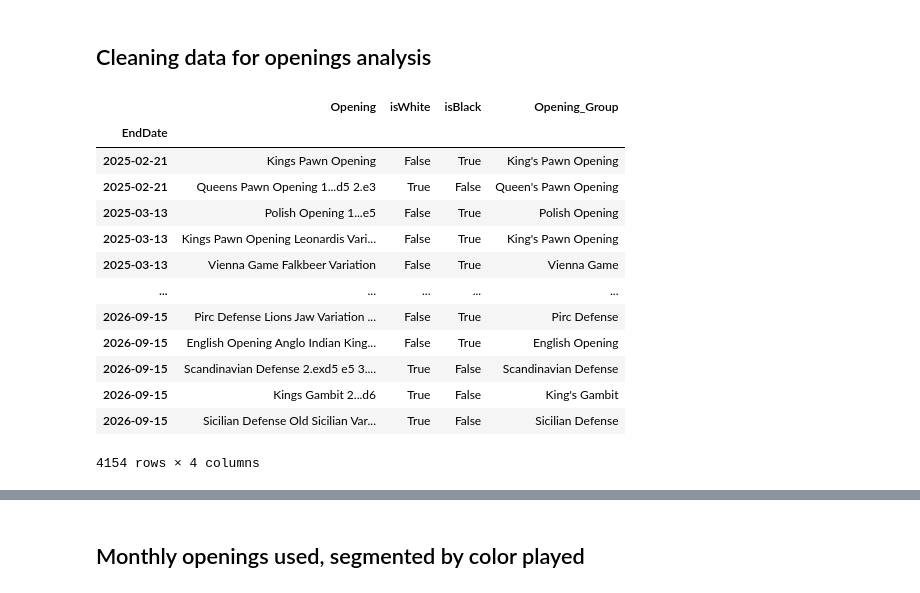
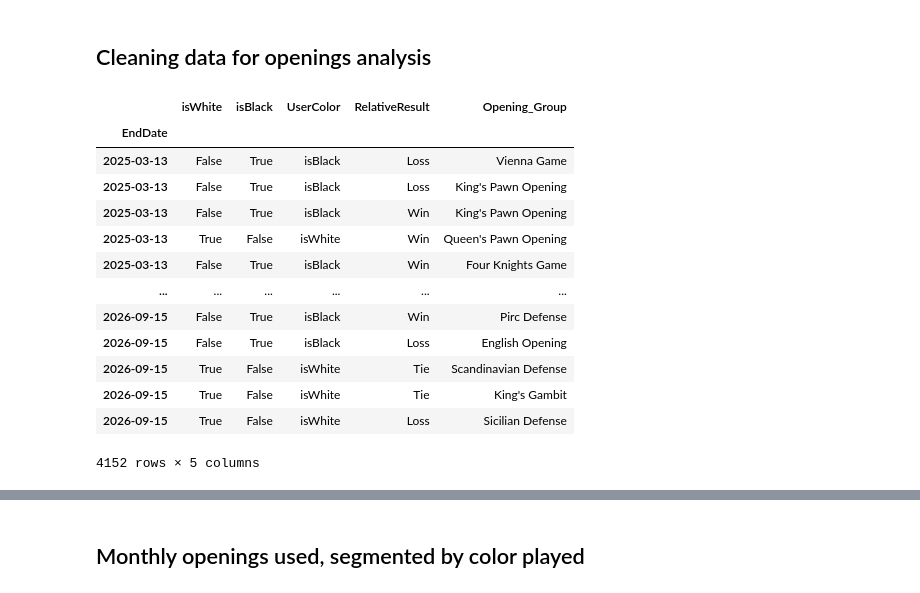
Before and after one commit to raja-akel/Python-Chess-Coach, a Jupyter notebook: my_games_statistics.ipynb, the cells around one changed output, grey strips where cells are left out. Saved outputs shown, nothing was run; the diff lists cells and outputs as text; code cells hidden in the pictures.

```diff
--- a/my_games_statistics.ipynb
+++ b/my_games_statistics.ipynb
@@ -47,7 +48,7 @@ my_games_df = my_games_df.T
 my_games_df = my_games_df[my_games_df["Variant"].isna()]
 my_games_df = my_games_df.set_index("EndDate")
 my_games_df.index = (pd.to_datetime(my_games_df.index))
-my_games_df = my_games_df.loc[my_games_df.index > "2024-12-31", :]
+my_games_df = my_games_df.loc[my_games_df.index > "2025-02-28", :]
 #my_games_df = my_games_df.loc[my_games_df.index < "2026-07-01", :]
 my_games_df.drop(my_games_df[my_games_df["TimeControl"].str.startswith("1/")].index, inplace=True)
 
@@ -119,26 +222,26 @@ my_games_df.to_csv(path_or_buf= "./mygames_dataframe.csv", mode= "w")
 # %% [markdown]
 ## Cleaning data for openings analysis
 # %%
-historical_openings_df = my_games_df[["Opening", "isWhite", "isBlack"]]
+historical_openings_df = my_games_df[["Opening", "isWhite", "isBlack", "UserColor", "RelativeResult"]]
 # %%
 historical_openings_df = add_opening_group(historical_openings_df)
-historical_openings_df = historical_openings_df.loc[historical_openings_df.index > "2024-12-31", :]
+historical_openings_df = historical_openings_df.loc[historical_openings_df.index > "2025-02-28", :].drop("Opening", axis=1)
 historical_openings_df
 # %% [output]
-|  | Opening | isWhite | isBlack | Opening_Group |
-| EndDate |  |  |  |  |
-| 2025-02-21 | Kings Pawn Opening | False | True | King's Pawn Opening |
-| 2025-02-21 | Queens Pawn Opening 1...d5 2.e3 | True | False | Queen's Pawn Opening |
-| 2025-03-13 | Polish Opening 1...e5 | False | True | Polish Opening |
-| 2025-03-13 | Kings Pawn Opening Leonardis Vari... | False | True | King's Pawn Opening |
-| 2025-03-13 | Vienna Game Falkbeer Variation | False | True | Vienna Game |
-| ... | ... | ... | ... | ... |
-| 2026-09-15 | Pirc Defense Lions Jaw Variation ... | False | True | Pirc Defense |
-| 2026-09-15 | English Opening Anglo Indian King... | False | True | English Opening |
-| 2026-09-15 | Scandinavian Defense 2.exd5 e5 3.... | True | False | Scandinavian Defense |
-| 2026-09-15 | Kings Gambit 2...d6 | True | False | King's Gambit |
-| 2026-09-15 | Sicilian Defense Old Sicilian Var... | True | False | Sicilian Defense |
+|  | isWhite | isBlack | UserColor | RelativeResult | Opening_Group |
+| EndDate |  |  |  |  |  |
+| 2025-03-13 | False | True | isBlack | Loss | Vienna Game |
+| 2025-03-13 | False | True | isBlack | Loss | King's Pawn Opening |
+| 2025-03-13 | False | True | isBlack | Win | King's Pawn Opening |
+| 2025-03-13 | True | False | isWhite | Win | Queen's Pawn Opening |
+| 2025-03-13 | False | True | isBlack | Win | Four Knights Game |
+| ... | ... | ... | ... | ... | ... |
+| 2026-09-15 | False | True | isBlack | Win | Pirc Defense |
+| 2026-09-15 | False | True | isBlack | Loss | English Opening |
+| 2026-09-15 | True | False | isWhite | Tie | Scandinavian Defense |
+| 2026-09-15 | True | False | isWhite | Tie | King's Gambit |
+| 2026-09-15 | True | False | isWhite | Loss | Sicilian Defense |
-4154 rows × 4 columns
+4152 rows × 5 columns
 # %%
 monthly = (
     historical_openings_df.groupby(pd.Grouper(freq="ME"))["Opening_Group"]
```
Also changed, not shown: parts of 12 cells of this notebook, 1 other file.
